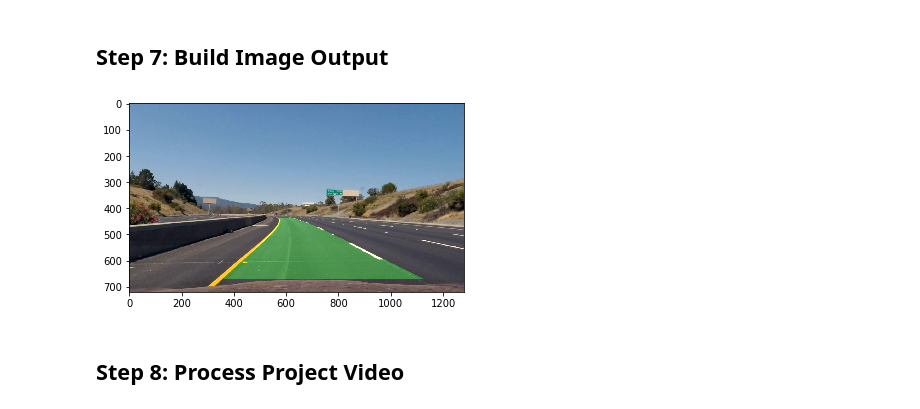
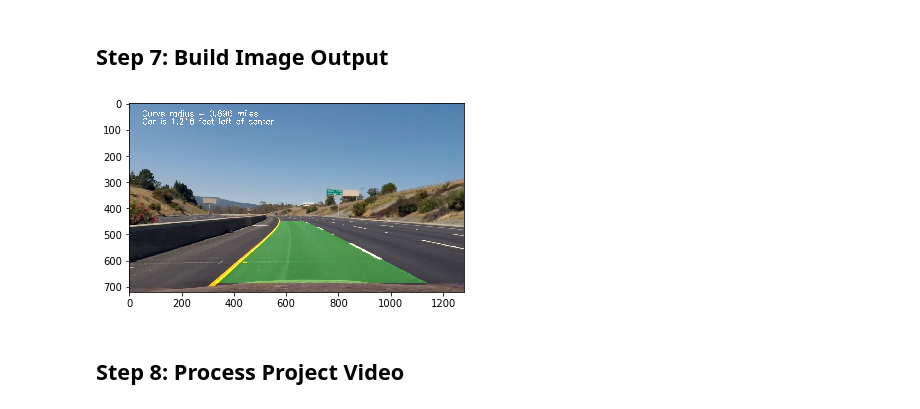
Before and after one commit to Jazzbert/CarND-Advanced-Lane-Lines, a Jupyter notebook: CarND-AdvancedLaneFinding.ipynb, the cells around one changed output. Drawn from its saved outputs; the diff is of its cells as text; code cells hidden in the pictures.

```diff
--- a/CarND-AdvancedLaneFinding.ipynb
+++ b/CarND-AdvancedLaneFinding.ipynb
@@ -23,6 +23,10 @@ import sys
 # Show versions
 print("Numpy: " + np.__version__)
 print("CV2: " + cv2.__version__)
+
+# Global variable
+XFT_PER_PIX = 12.0 / 266.0 # 266 feet per pixel in x dimension
+YFT_PER_PIX = 10.0 / 13.0  # 131 feet per pixel in y dimension
 # %% [output]
 Numpy: 1.12.0
 CV2: 3.1.0
@@ -226,8 +230,8 @@ mpimg.imsave(test_img_path + 'straight_lines1_undistorted.jpg', straight_img1)
 ### Creates: src - array with 4 x,y points representing rectangular area in straight-line image
 ###          dst - array with 4 x,y points representing desired positioning after distortion
 
-src = np.float32([[609, 442], [670, 442],
-                 [281, 668], [1022, 668]])
+src = np.float32([[588, 454], [691, 454],
+                 [258, 683], [1048, 683]])
 offset = 225
 img_size = [720, 1280]
 dst = np.float32([[offset, offset], [img_size[0]-offset, offset],
@@ -275,7 +279,7 @@ ax2.set_title('Warped Straight-2', fontsize=15)
 ax3.imshow(unwarped1)
 ax3.set_title('Reverse warping of Straight-1', fontsize=15)
 
-mpimg.imsave('mytmpimg.jpg', warped1)
+mpimg.imsave(test_img_path + 'mytmpimg.jpg', warped1)
 # %% [output]
 (720, 1280)
 (1280, 720)
@@ -873,7 +951,7 @@ New curve radius, right: 1165.3 miles
 # %%
 ### This cell defines function to fill in the actual lane area between the lines for the video pipeline
 
-def get_lane_fill(warped):
+def get_lane_fill(warped, lLine, rLine):
     '''
     Paints the lane with green identifier.  Uses plot details of each line for boundaries.
     Unwarps the iamge back to original dimensions with lane painted.
@@ -882,35 +960,100 @@ def get_lane_fill(warped):
     Returns:
         newarp: color image with painted lane in normal, undistorted view
 
     '''
     # Create an image to draw the lines on
     warp_zero = np.zeros_like(warped).astype(np.uint8)
     color_warp = np.dstack((warp_zero, warp_zero, warp_zero))
 
     # Recast the x and y points into usable format for cv2.fillPoly()
     pts_left = np.array([np.transpose(np.vstack([lLine.plotx, lLine.ploty]))])
     pts_right = np.array([np.flipud(np.transpose(np.vstack([rLine.plotx, rLine.ploty])))])
     pts = np.hstack((pts_left, pts_right))
 
     # Draw the lane onto the warped blank image
     cv2.fillPoly(color_warp, np.int_([pts]), (0,255, 0))
 
     # Warp the blank back to original image space using inverse perspective matrix (Minv)
     newwarp = cv2.warpPerspective(color_warp, Minv, (image.shape[1], image.shape[0]))
 
     return newwarp
 
+def get_x_from_fit(fit, y):
+    '''
+    Helper function to calculate the x plot value when provided the fit of a second order polynomial and y value
+    :fit: List size 3 that provides the coefficients of second order polynomial
+    :y: Where to evaluate f(y) function
+    :return: x position based on fit and y value
+    '''
+    a, b, c = fit
+    return a*y**2 + b*y + c
+
+
+def get_dist_from_center(l_line, r_line):
+    '''
+    Returns the car's distance from the center of the lane based on current fit-line at the bottom of the y-axis.
+    Does not require any arguments.  Assumes the center of the image = the center of the car.
+    :return: current distance in feet (pos = right, neg = left) from center
+    '''
+    assert l_line.img_shape == r_line.img_shape
+    bot_y = l_line.img_shape[0]
+    car_center = l_line.img_shape[1]//2
+    l_side = get_x_from_fit(l_line.current_fit, bot_y)
+    r_side = get_x_from_fit(r_line.current_fit, bot_y)
+    lane_center = int((l_side + r_side) / 2)
+    var_from_center_pixels = car_center - lane_center
+
+    dist_from_center = var_from_center_pixels * XFT_PER_PIX
+    #print('Left side: {}, Right side: {}, Pixel variation: {}'.format(l_side, r_side, var_from_center_pixels))
+
+    return dist_from_center
+
+def curve_text(curve_radius):
+    '''
+    Helper function to create base text for curve radius
+    :curve_radius: Radius of curve in feet
+    :return: Text describing curve radius
+    '''
+    return "Curve radius = {:.3f} miles".format(curve_radius / 5280.0)
+
+def offset_text(offset):
+    '''
+    Helper function to create base text for car offset from center.  Includes left/right indication
+    :offset: Position in feet from the center of the lane, pos = right, neg = left
+    :return: Text describing the offset and direction in feet
+    '''
+    if offset >= 0.:
+        offset_dir = "right"
+    else:
+        offset_dir = "left"
+    return "Car is {:.3f} feet {} of center".format(abs(offset), offset_dir)
+
+def add_stats(img, lLine, rLine):
+    '''
+    Adds curve and offset stats to image
+    :img: Image to be updated
+    :lLine, rLine: Left and right line objects with fit-line
+    :return: Original image with additional text
+    '''
+    avg_curve = (lLine.curve_radius + rLine.curve_radius) / 2
+    car_offset = get_dist_from_center(lLine, rLine)
+    cv2.putText(img, curve_text(avg_curve), (50, 50), cv2.FONT_HERSHEY_SIMPLEX, 1, (255, 255, 255), 2)
+    cv2.putText(img, offset_text(car_offset), (50, 80), cv2.FONT_HERSHEY_SIMPLEX, 1, (255, 255, 255), 2)
+    return img
 
 # To test function, combine the result with the original image
 undist = cal_undistort(test.get_data(1))
-lane_filled = get_lane_fill(vidtest_warped)
+lane_filled = get_lane_fill(vidtest_warped, lLine, rLine)
 result = cv2.addWeighted(undist, 1, lane_filled, 0.3, 0)
+
+# Add text data
+result = add_stats(result, lLine, rLine)
 
 plt.imshow(result)
 
 test = None
 # %% [output]
-[figure, old version]
+[figure, new version]
 # %% [markdown]
 ## Step 8: Process Project Video
 # %%
```
Also changed, not shown: parts of 15 cells of this notebook, 32 other files.
